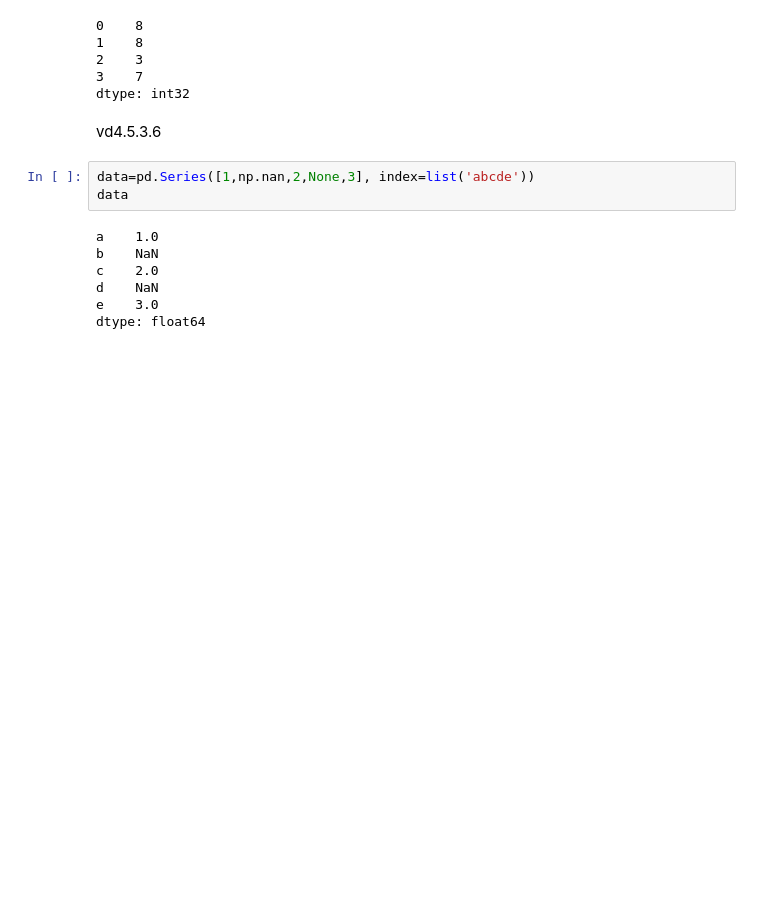
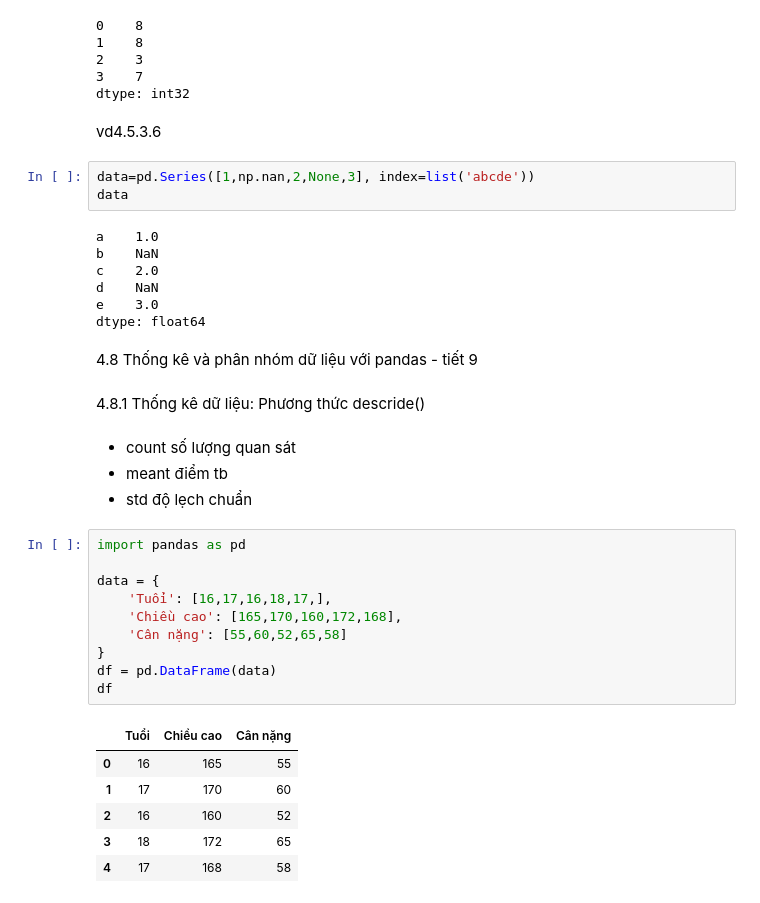
Before and after one commit to nguyennhuhuyhoang10/24174600137_NguyenNhuHuyHoang_18A3-_LTPTNC, a Jupyter notebook: CODE_VD/C4/vd_p2.ipynb, the cells around one changed output. Saved outputs shown, nothing was run; the diff lists cells and outputs as text; blank space fills up the shorter version.

```diff
--- a/CODE_VD/C4/vd_p2.ipynb
+++ b/CODE_VD/C4/vd_p2.ipynb
@@ -304,3 +304,28 @@ c    2.0
 d    NaN
 e    3.0
 dtype: float64
+# %% [markdown]
+4.8 Thống kê và phân nhóm dữ liệu với pandas - tiết 9
+# %% [markdown]
+4.8.1 Thống kê dữ liệu: Phương thức descride()
+# %% [markdown]
+- count số lượng quan sát
+- meant điểm tb
+- std độ lẹch chuẩn
+# %%
+import pandas as pd
+
+data = {
+    'Tuổi': [16,17,16,18,17,],
+    'Chiều cao': [165,170,160,172,168],
+    'Cân nặng': [55,60,52,65,58]
+}
+df = pd.DataFrame(data)
+df
+# %% [output]
+|  | Tuổi | Chiều cao | Cân nặng |
+| 0 | 16 | 165 | 55 |
+| 1 | 17 | 170 | 60 |
+| 2 | 16 | 160 | 52 |
+| 3 | 18 | 172 | 65 |
+| 4 | 17 | 168 | 58 |
```
Also changed, not shown: parts of 45 cells of this notebook, 3 other files.
